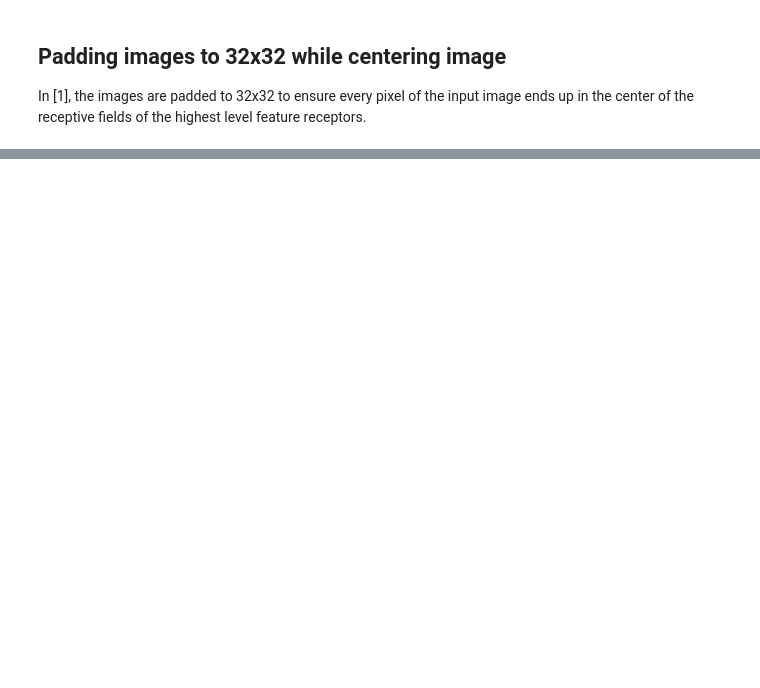
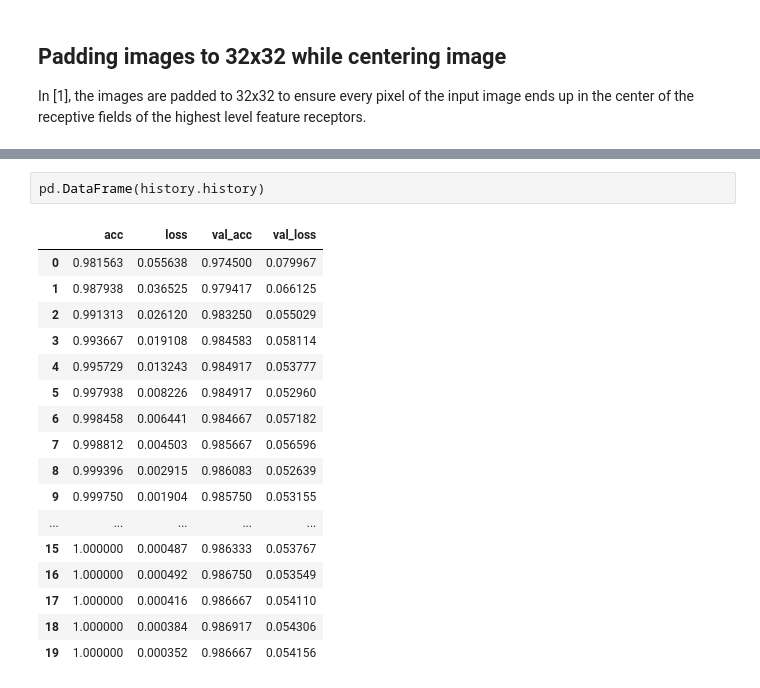
Before and after one commit to timgasser/keras-mnist, a Jupyter notebook: notebooks/neural_net_models.ipynb, the cells around one changed output, grey strips where cells are left out. Saved outputs shown, nothing was run; the diff lists cells and outputs as text; blank space fills up the shorter version.

```diff
--- a/notebooks/neural_net_models.ipynb
+++ b/notebooks/neural_net_models.ipynb
@@ -486,0 +732,20 @@ New X_train shape: (60000, 32, 32), new x_test shape: (10000, 32, 32)
+# %%
+pd.DataFrame(history.history)
+# %% [output]
+|  | acc | loss | val_acc | val_loss |
+| 0 | 0.981563 | 0.055638 | 0.974500 | 0.079967 |
+| 1 | 0.987938 | 0.036525 | 0.979417 | 0.066125 |
+| 2 | 0.991313 | 0.026120 | 0.983250 | 0.055029 |
+| 3 | 0.993667 | 0.019108 | 0.984583 | 0.058114 |
+| 4 | 0.995729 | 0.013243 | 0.984917 | 0.053777 |
+| 5 | 0.997938 | 0.008226 | 0.984917 | 0.052960 |
+| 6 | 0.998458 | 0.006441 | 0.984667 | 0.057182 |
+| 7 | 0.998812 | 0.004503 | 0.985667 | 0.056596 |
+| 8 | 0.999396 | 0.002915 | 0.986083 | 0.052639 |
+| 9 | 0.999750 | 0.001904 | 0.985750 | 0.053155 |
+| ... | ... | ... | ... | ... |
+| 15 | 1.000000 | 0.000487 | 0.986333 | 0.053767 |
+| 16 | 1.000000 | 0.000492 | 0.986750 | 0.053549 |
+| 17 | 1.000000 | 0.000416 | 0.986667 | 0.054110 |
+| 18 | 1.000000 | 0.000384 | 0.986917 | 0.054306 |
+| 19 | 1.000000 | 0.000352 | 0.986667 | 0.054156 |
```
Also changed, not shown: parts of 27 cells of this notebook.
